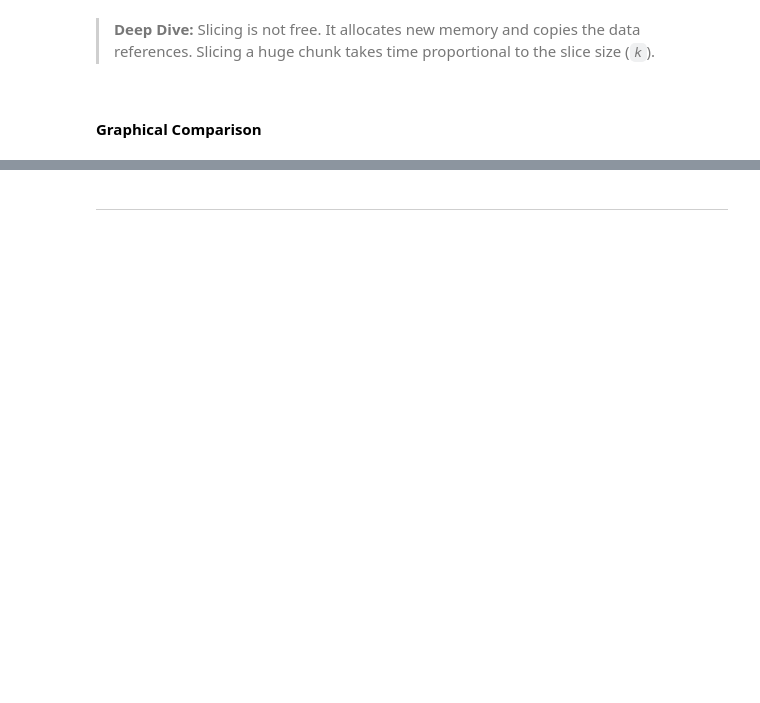
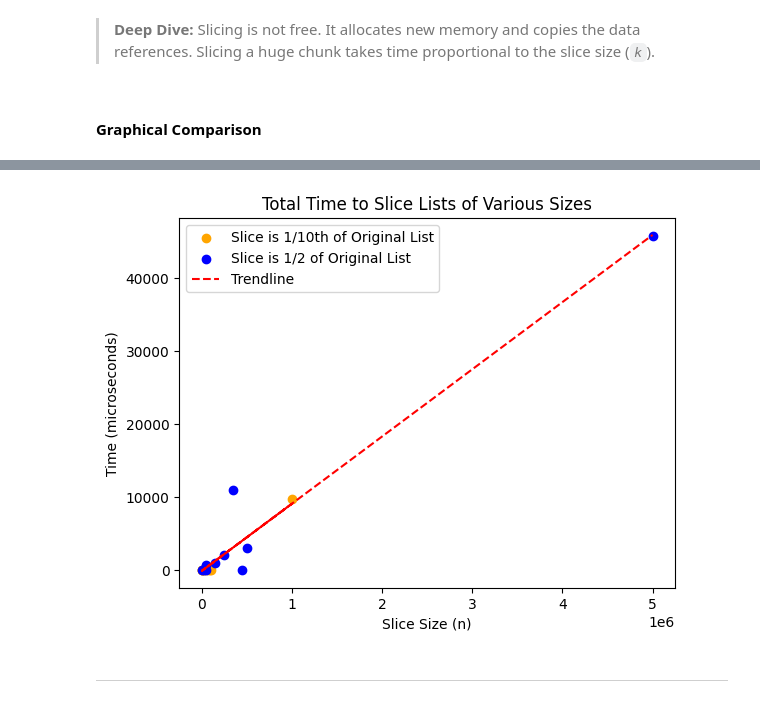
Before and after one commit to fwSara95h/ML-jcc-4m, a Jupyter notebook: daily_progress/month_01/day_08/day08.ipynb, the cells around one changed output, grey strips where cells are left out. Cells and saved outputs as stored; diff of their text form; code cells hidden in the pictures; blank space fills up the shorter version.

```diff
--- a/daily_progress/month_01/day_08/day08.ipynb
+++ b/daily_progress/month_01/day_08/day08.ipynb
@@ -547,2 +558,20 @@ For a list with  1,000,000 elements --> Slicing    100,000 took      5,804,538.7
+# %%
+x_vals_combined = np.concatenate((x_vals//10, x_vals//2), axis=0)
+y_vals_combined = np.concatenate((y_vals_1, y_vals_2), axis=0)    # Already in microseconds
+trendline = np.poly1d(np.polyfit(x_vals_combined, y_vals_combined, 1))
+
+plt.scatter(x_vals//10, y_vals_1,
+            color="orange", label='Slice is 1/10th of Original List')
+plt.scatter(x_vals//2, y_vals_2,
+            color="blue", label='Slice is 1/2 of Original List')
+plt.plot(   x_vals_combined, trendline(x_vals_combined),
+            "--", label='Trendline', color='red')
+plt.xlabel('Slice Size (n)')
+plt.ylabel('Time (microseconds)')
+plt.title('Total Time to Slice Lists of Various Sizes')
+plt.legend()
+plt.show()
+# %% [output]
+[figure, added]
 # %% [markdown]
 ---
```
Also changed, not shown: parts of 4 cells of this notebook, 1 other file.
